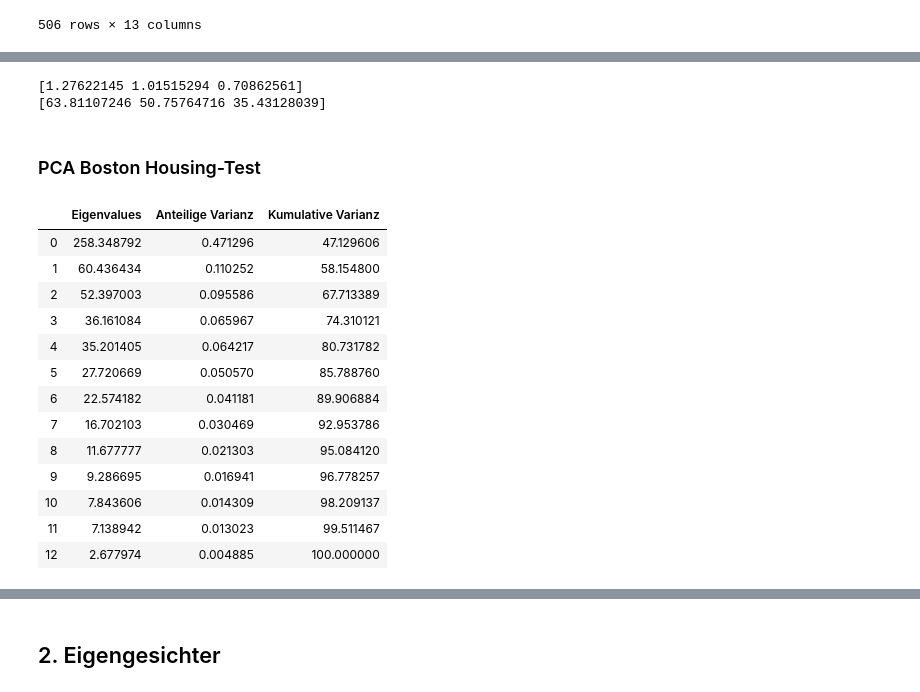
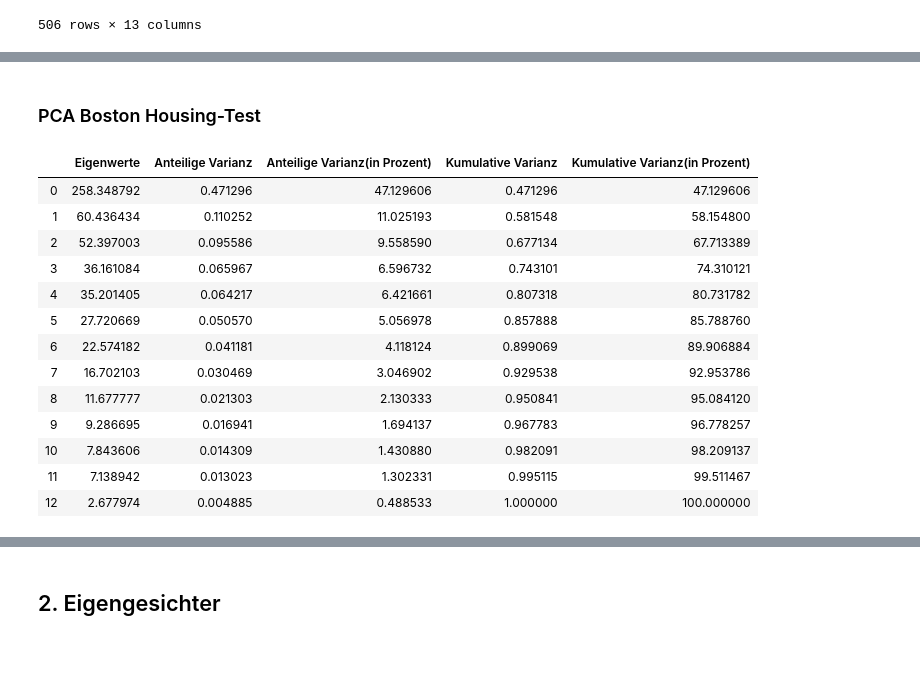
Before and after one commit to hekrause/htwg_mldl, a Jupyter notebook: Uebungen/Uebung02/Notebooks/work.ipynb, the cells around one changed output, grey strips where cells are left out. Cells and saved outputs as stored; diff of their text form; code cells hidden in the pictures; blank space fills up the shorter version.

```diff
--- a/Uebungen/Uebung02/Notebooks/work.ipynb
+++ b/Uebungen/Uebung02/Notebooks/work.ipynb
@@ -79,12 +81,11 @@ def pca(data, r, whiten=True):
         npt.assert_almost_equal(data[:, 0].var(), 1.0, decimal=10)
 
     U, S, VT = np.linalg.svd(data)
-    #print(U.shape, S.shape, VT.shape)
 
     data_whitened = data
     eigen_values = S[:r]**2 / (d - 1)
     eigen_vectors = VT
     principal_components = VT.T[:, :r]
-    scores = (U[:, :r] @ np.diag(S[:r]))
+    projected_data = (U[:, :r] @ np.diag(S[:r]))
 
-    return data_whitened, eigen_values, principal_components, scores, eigen_vectors
+    return data_whitened, eigen_values, principal_components, projected_data, eigen_vectors
@@ -199,38 +92,27 @@ print(eigen_vectors)
-# %%
-x = np.random.randint(100, size=100)
-y = np.random.randint(100, size=100)
-z = np.random.randint(100, size=100)
-data = np.asarray([x, y, z]).T
-data_whitened, eigen_values, principal_components, scores, eigen_vectors = pca(data, 3, whiten=True)
-
-print(scores.var(axis=0))
-print(eigen_values)
-#plot_visuals(data_whitened, scores)
-# %% [output]
-[1.27622145 1.01515294 0.70862561]
-[63.81107246 50.75764716 35.43128039]
 # %% [markdown]
 ### PCA Boston Housing-Test
 # %%
 boston_array = np.asarray(boston)
-data_whitened, eigen_values, principal_components, scores, eigen_vectors = pca(boston_array, len(boston_array.T))
-eigen_values_df = pd.DataFrame(columns=["Eigenvalues", "Anteilige Varianz", "Kumulative Varianz"])
+data_whitened, eigen_values, principal_components, projected_data, eigen_vectors = pca(boston_array, len(boston_array.T))
+eigen_values_df = pd.DataFrame(columns=["Eigenwerte", "Anteilige Varianz", "Anteilige Varianz(in Prozent)", "Kumulative Varianz", "Kumulative Varianz(in Prozent)"])
 eigen_values_df.iloc[:, 0] = eigen_values
-eigen_values_df.iloc[:, 1] = np.var(scores, axis=0) / np.var(scores, axis=0).sum()
-eigen_values_df.iloc[:, 2] = np.cumsum(eigen_values_df.iloc[:, 1]) * 100
+eigen_values_df.iloc[:, 1] = np.var(projected_data, axis=0) / np.var(projected_data, axis=0).sum()
+eigen_values_df.iloc[:, 2] = (np.var(projected_data, axis=0) / np.var(projected_data, axis=0).sum()) * 100
+eigen_values_df.iloc[:, 3] = np.cumsum(eigen_values_df.iloc[:, 1])
+eigen_values_df.iloc[:, 4] = np.cumsum(eigen_values_df.iloc[:, 1]) * 100
 eigen_values_df
 # %% [output]
-|  | Eigenvalues | Anteilige Varianz | Kumulative Varianz |
-| 0 | 258.348792 | 0.471296 | 47.129606 |
-| 1 | 60.436434 | 0.110252 | 58.154800 |
-| 2 | 52.397003 | 0.095586 | 67.713389 |
-| 3 | 36.161084 | 0.065967 | 74.310121 |
-| 4 | 35.201405 | 0.064217 | 80.731782 |
-| 5 | 27.720669 | 0.050570 | 85.788760 |
-| 6 | 22.574182 | 0.041181 | 89.906884 |
-| 7 | 16.702103 | 0.030469 | 92.953786 |
-| 8 | 11.677777 | 0.021303 | 95.084120 |
-| 9 | 9.286695 | 0.016941 | 96.778257 |
-| 10 | 7.843606 | 0.014309 | 98.209137 |
-| 11 | 7.138942 | 0.013023 | 99.511467 |
-| 12 | 2.677974 | 0.004885 | 100.000000 |
+|  | Eigenwerte | Anteilige Varianz | Anteilige Varianz(in Prozent) | Kumulative Varianz | Kumulative Varianz(in Prozent) |
+| 0 | 258.348792 | 0.471296 | 47.129606 | 0.471296 | 47.129606 |
+| 1 | 60.436434 | 0.110252 | 11.025193 | 0.581548 | 58.154800 |
+| 2 | 52.397003 | 0.095586 | 9.558590 | 0.677134 | 67.713389 |
+| 3 | 36.161084 | 0.065967 | 6.596732 | 0.743101 | 74.310121 |
+| 4 | 35.201405 | 0.064217 | 6.421661 | 0.807318 | 80.731782 |
+| 5 | 27.720669 | 0.050570 | 5.056978 | 0.857888 | 85.788760 |
+| 6 | 22.574182 | 0.041181 | 4.118124 | 0.899069 | 89.906884 |
+| 7 | 16.702103 | 0.030469 | 3.046902 | 0.929538 | 92.953786 |
+| 8 | 11.677777 | 0.021303 | 2.130333 | 0.950841 | 95.084120 |
+| 9 | 9.286695 | 0.016941 | 1.694137 | 0.967783 | 96.778257 |
+| 10 | 7.843606 | 0.014309 | 1.430880 | 0.982091 | 98.209137 |
+| 11 | 7.138942 | 0.013023 | 1.302331 | 0.995115 | 99.511467 |
+| 12 | 2.677974 | 0.004885 | 0.488533 | 1.000000 | 100.000000 |
```
Also changed, not shown: parts of 21 cells of this notebook.
